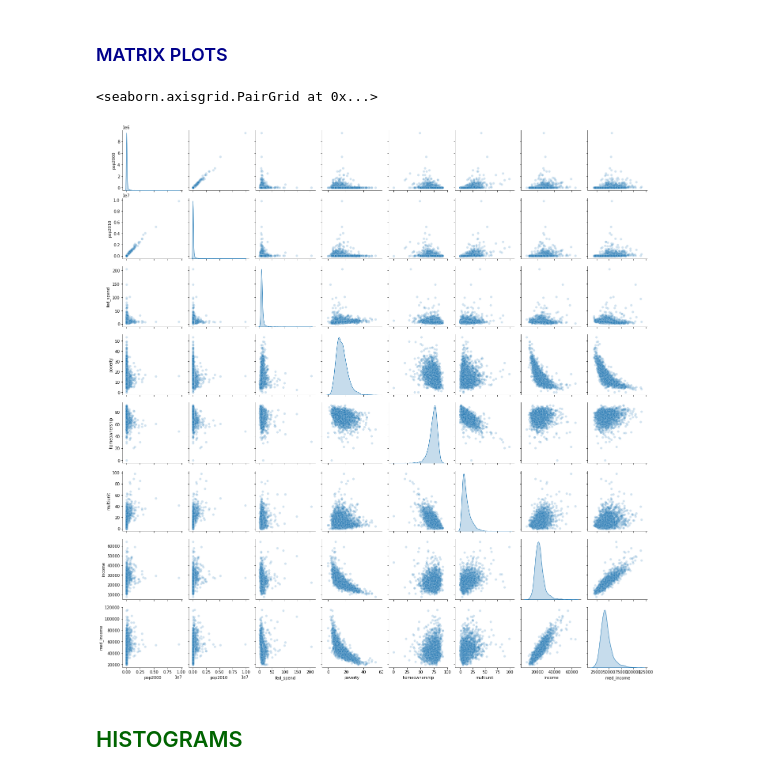
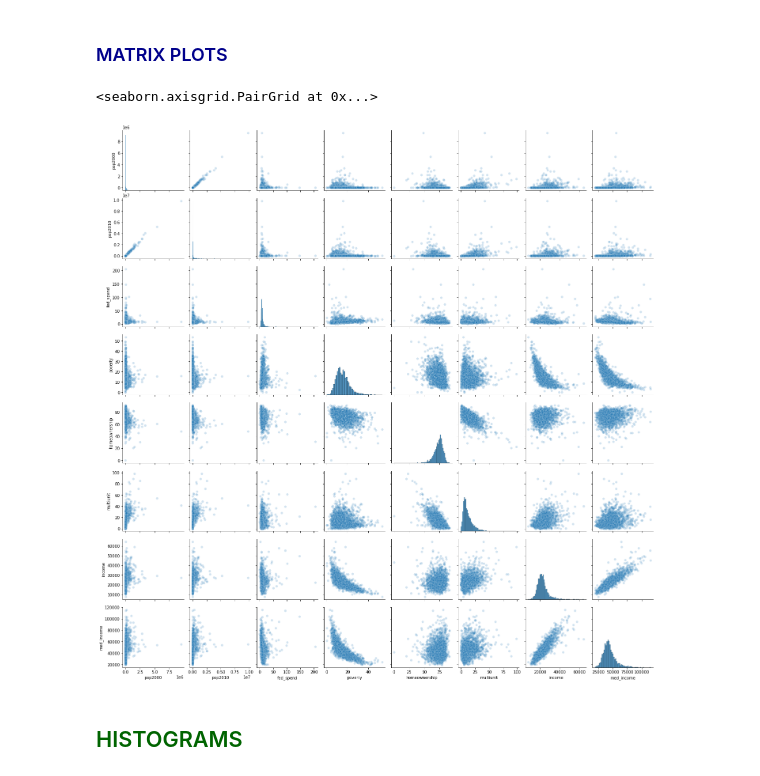
Before and after one commit to jesussantana/Examining-Data, a Jupyter notebook: 03 EXAMINING DATA.ipynb, the cells around one changed output. Drawn from its saved outputs; the diff is of its cells as text; code cells hidden in the pictures.

Commit message:
Update Examining Data

```diff
--- a/03 EXAMINING DATA.ipynb
+++ b/03 EXAMINING DATA.ipynb
@@ -42,3 +42,5 @@ county = pd.read_csv('county.txt', sep='\t', encoding='utf-8')
+# %%
+county = pd.read_csv('https://raw.githubusercontent.com/BIDDL3/Examining-Data/main/county.txt', sep='\t', encoding='utf-8')
 # %%
 county.shape
 # %% [output]
@@ -249,10 +272,10 @@ plt.tight_layout()
 ### <span style=color:darkblue>MATRIX PLOTS</span>
 # %%
 # Matrix Plot
-sns.pairplot(county, diag_kind='kde', plot_kws={'alpha': 0.2})
+sns.pairplot(county, diag_kind='hist', plot_kws={'alpha': 0.2})
 # %% [output]
 <seaborn.axisgrid.PairGrid at 0x...>
-[figure, old version]
+[figure, new version]
 # %% [markdown]
 ## <span style=color:darkgreen>HISTOGRAMS</span>
 # %% [markdown]
```
Also changed, not shown: parts of 47 cells of this notebook.
